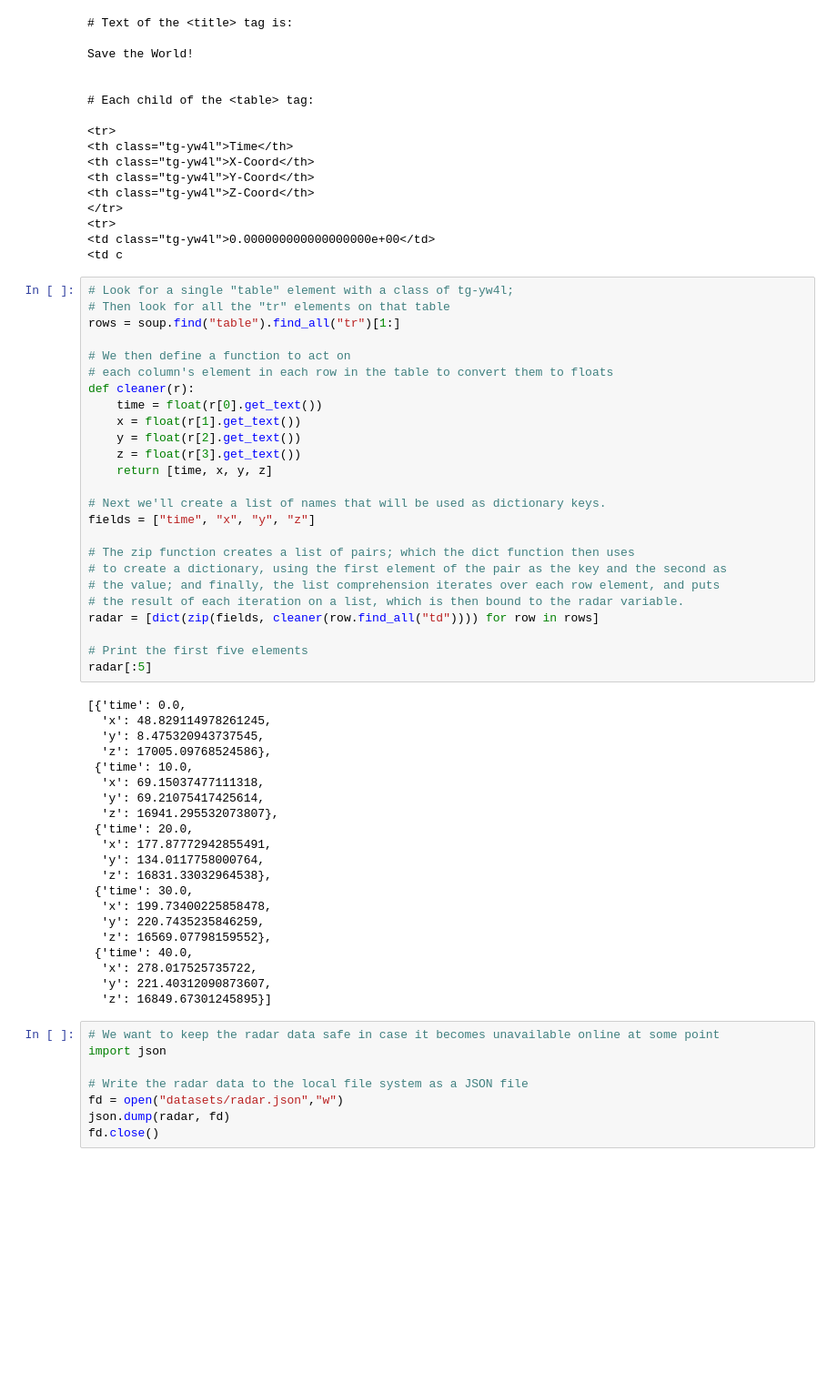
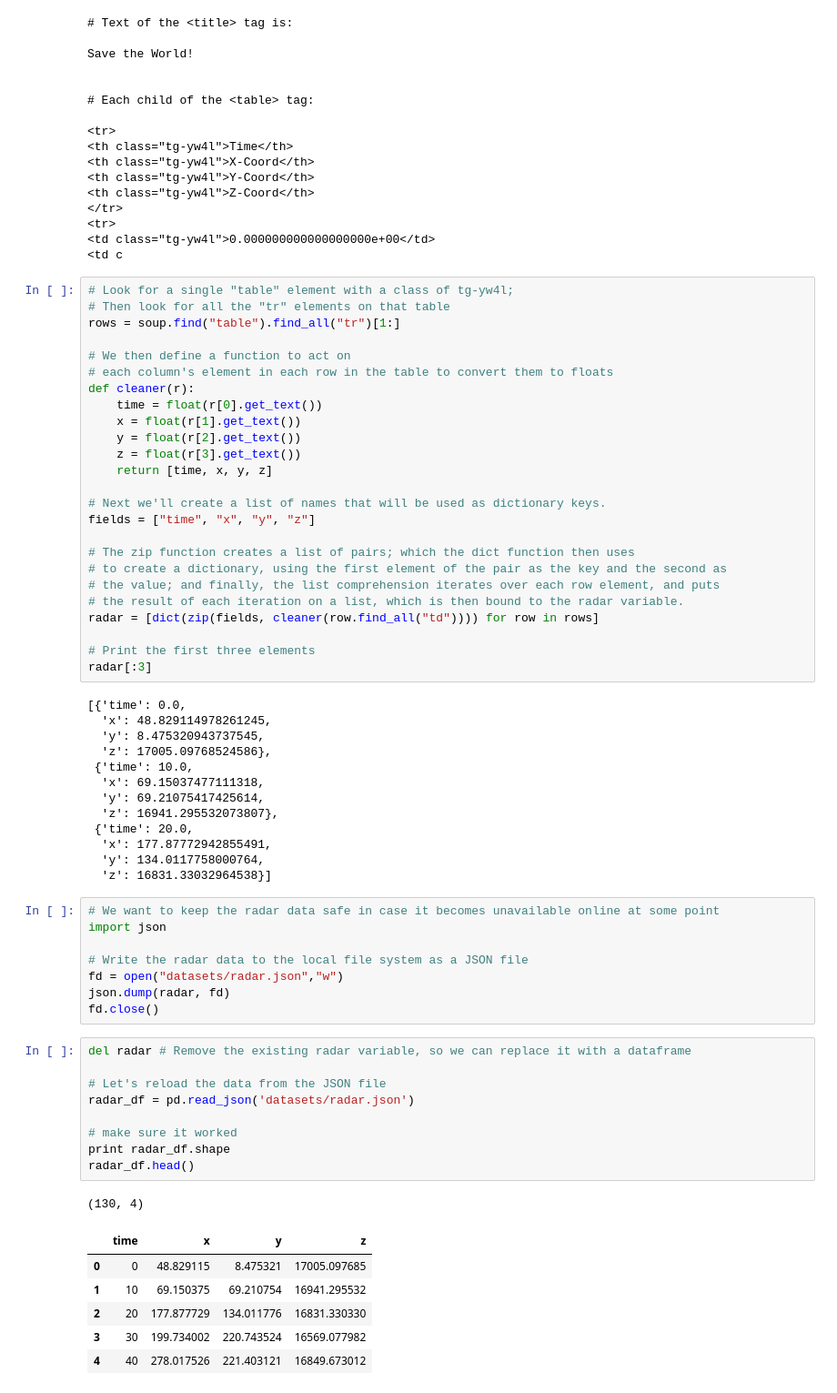
Before and after one commit to rickfarmer/harvard-cs-109a-data-science, a Jupyter notebook: Farmer_Rick_CS109A_Midterm.ipynb, the cells around one changed output. Shown at 91% size. Cells and saved outputs as stored; diff of their text form; blank space fills up the shorter version.

```diff
--- a/Farmer_Rick_CS109A_Midterm.ipynb
+++ b/Farmer_Rick_CS109A_Midterm.ipynb
@@ -175,8 +177,8 @@ fields = ["time", "x", "y", "z"]
 # the result of each iteration on a list, which is then bound to the radar variable.
 radar = [dict(zip(fields, cleaner(row.find_all("td")))) for row in rows]
 
-# Print the first five elements
-radar[:5]
+# Print the first three elements
+radar[:3]
 # %% [output]
 [{'time': 0.0,
   'x': 48.829114978261245,
@@ -189,15 +191,7 @@ radar[:5]
  {'time': 20.0,
   'x': 177.87772942855491,
   'y': 134.0117758000764,
-  'z': 16831.33032964538},
- {'time': 30.0,
-  'x': 199.73400225858478,
-  'y': 220.7435235846259,
-  'z': 16569.07798159552},
- {'time': 40.0,
-  'x': 278.017525735722,
-  'y': 221.40312090873607,
-  'z': 16849.67301245895}]
+  'z': 16831.33032964538}]
 # %%
 # We want to keep the radar data safe in case it becomes unavailable online at some point
 import json
@@ -206,3 +200,20 @@ import json
 fd = open("datasets/radar.json","w")
 json.dump(radar, fd)
 fd.close()
+# %%
+del radar # Remove the existing radar variable, so we can replace it with a dataframe
+
+# Let's reload the data from the JSON file
+radar_df = pd.read_json('datasets/radar.json')
+
+# make sure it worked
+print radar_df.shape
+radar_df.head()
+# %% [output]
+(130, 4)
+|  | time | x | y | z |
+| 0 | 0 | 48.829115 | 8.475321 | 17005.097685 |
+| 1 | 10 | 69.150375 | 69.210754 | 16941.295532 |
+| 2 | 20 | 177.877729 | 134.011776 | 16831.330330 |
+| 3 | 30 | 199.734002 | 220.743524 | 16569.077982 |
+| 4 | 40 | 278.017526 | 221.403121 | 16849.673012 |
```
Also changed, not shown: parts of 12 cells of this notebook.
